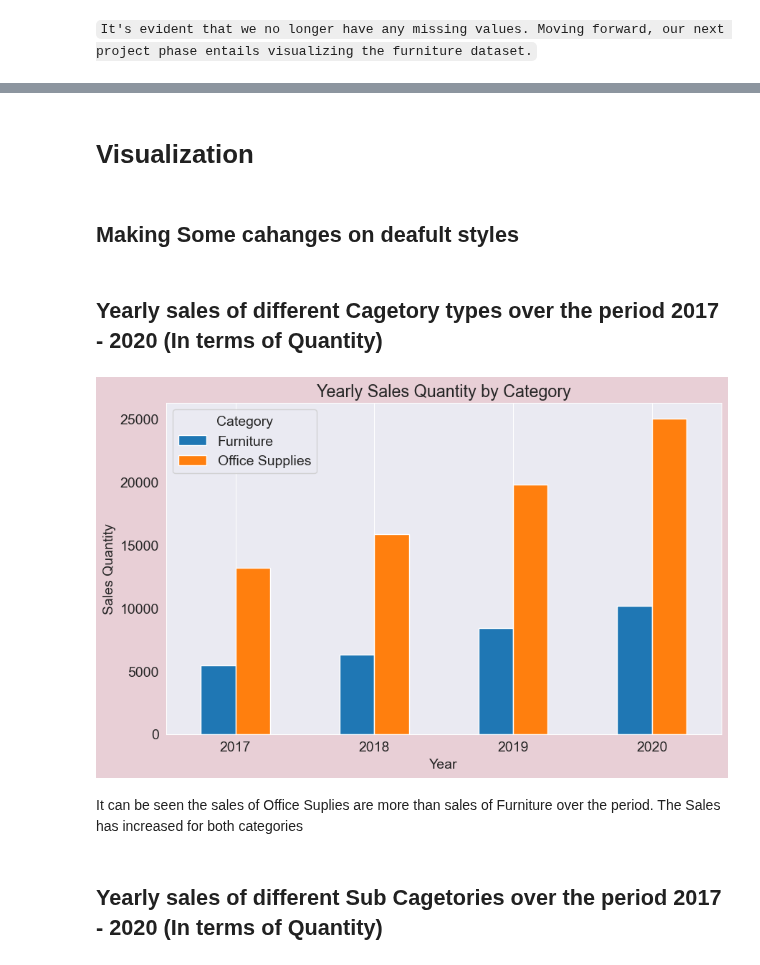
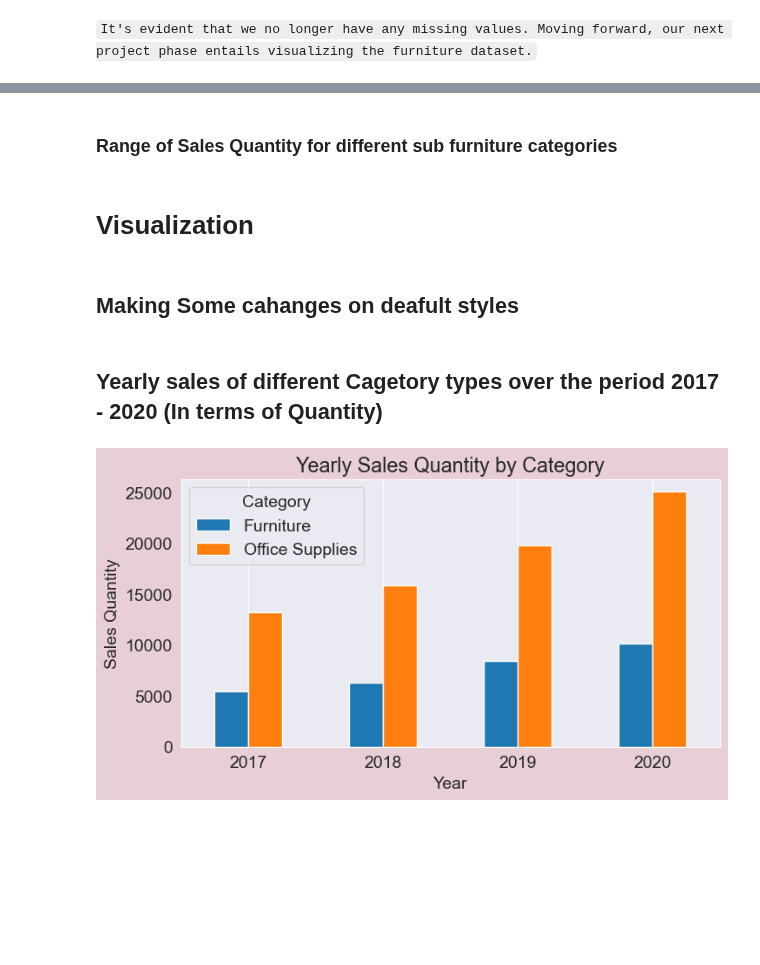
Before and after one commit to SimmiSheetalJain/Uncovering-furniture-sales-insights, a Jupyter notebook: Uncovering-Furniture-Sales-Insights.ipynb, the cells around one changed output, grey strips where cells are left out. Drawn from its saved outputs; the diff is of its cells as text; code cells hidden in the pictures; blank space fills up the shorter version.

Commit message:
Added More Visualization

```diff
--- a/Uncovering-Furniture-Sales-Insights.ipynb
+++ b/Uncovering-Furniture-Sales-Insights.ipynb
@@ -341,9 +293,0 @@ Category_qty_range
-# %%
-sub_fdf3 = fdf[['SubcategoryName','OrderQuantity']]
-Category_types = sub_fdf3.SubcategoryName.unique()
-Sub_category_qty_range = pd.DataFrame(index=['Min Price','Max Price'])
-for cat_type in Category_types:
-    min_price=sub_fdf3[sub_fdf3['SubcategoryName']==cat_type]['OrderQuantity'].min()
-    max_price=sub_fdf3[sub_fdf3['SubcategoryName']==cat_type]['OrderQuantity'].max()
-    Sub_category_qty_range[cat_type] =  (min_price,max_price)
-Sub_category_qty_range
@@ -419,0 +313,9 @@ yearly_sales_qty_sub_cat
+# %%
+sub_fdf2 = fdf[['SubcategoryName','UnitPrice']]
+Sub_Category_types = sub_fdf2.SubcategoryName.unique()
+price_range_sub_cat = pd.DataFrame(index=['Min Price','Max Price'])
+for cat_type in Sub_Category_types:
+    min_price=sub_fdf2[sub_fdf2['SubcategoryName']==cat_type]['UnitPrice'].min()
+    max_price=sub_fdf2[sub_fdf2['SubcategoryName']==cat_type]['UnitPrice'].max()
+    price_range_sub_cat[cat_type] =  (min_price,max_price)
+price_range_sub_cat
@@ -419,0 +328,9 @@ yearly_sales_qty_sub_cat
+# %%
+sub_fdf3 = fdf[['CategoryName','OrderQuantity']]
+Category_types = sub_fdf3.CategoryName.unique()
+Category_qty_range = pd.DataFrame(index=['min_qty','max_qty'])
+for cat_type in Category_types:
+    min_qty=sub_fdf3[sub_fdf3['CategoryName']==cat_type]['OrderQuantity'].min()
+    max_qty=sub_fdf3[sub_fdf3['CategoryName']==cat_type]['OrderQuantity'].max()
+    Category_qty_range[cat_type] =  (min_qty,max_qty)
+Category_qty_range
@@ -419,0 +343,9 @@ yearly_sales_qty_sub_cat
+# %%
+sub_fdf3 = fdf[['SubcategoryName','OrderQuantity']]
+Category_types = sub_fdf3.SubcategoryName.unique()
+Sub_category_qty_range = pd.DataFrame(index=['min_qty','min_qty'])
+for cat_type in Category_types:
+    min_qty=sub_fdf3[sub_fdf3['SubcategoryName']==cat_type]['OrderQuantity'].min()
+    max_qty=sub_fdf3[sub_fdf3['SubcategoryName']==cat_type]['OrderQuantity'].max()
+    Sub_category_qty_range[cat_type] =  (min_qty,max_qty)
+Sub_category_qty_range
@@ -420,4 +420,4 @@ yearly_sales_qty_sub_cat
+# %% [markdown]
+### Range of Sales Quantity for different sub furniture categories
 # %% [markdown]
 # Visualization
-# %% [markdown]
-## Making Some cahanges on deafult styles
@@ -428,0 +424,2 @@ matplotlib.rcParams['figure.facecolor']='#e8cfd6'
+# %% [markdown]
+## Making Some cahanges on deafult styles
@@ -430,17 +432,13 @@ matplotlib.rcParams['figure.facecolor']='#e8cfd6'
 ## Yearly sales of different Cagetory types over the period 2017 - 2020 (In terms of Quantity)
 # %%
 # Plotting the data
-yearly_sales_qty.plot(kind='bar', figsize=(10, 6))
+yearly_sales_qty.plot(kind='bar', figsize=(8, 4))
 plt.title('Yearly Sales Quantity by Category')
 plt.xlabel('Year')
 plt.ylabel('Sales Quantity')
 plt.xticks(rotation=0)
 plt.legend(title='Category')
 plt.grid(axis='y')
 plt.show()
 # %% [output]
-[figure, old version]
+[figure, new version]
-# %% [markdown]
-It can be seen the sales of Office Suplies are more than sales of Furniture over the period. The Sales has increased for both categories
-# %% [markdown]
-##  Yearly sales of different Sub Cagetories over the period 2017 - 2020 (In terms of Quantity)
```
Also changed, not shown: parts of 42 cells of this notebook.
